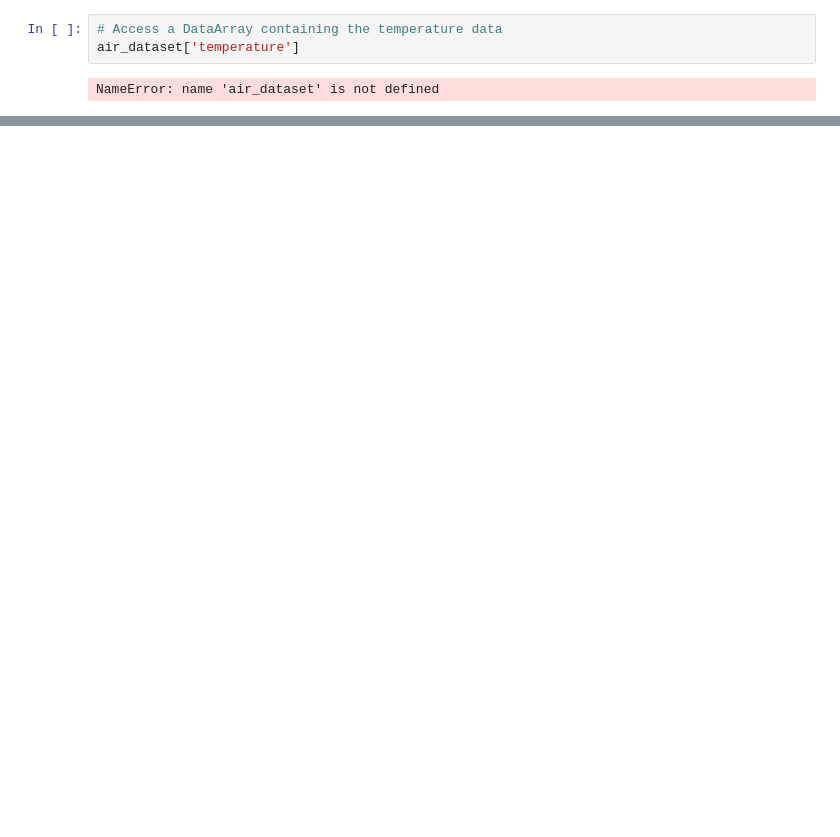
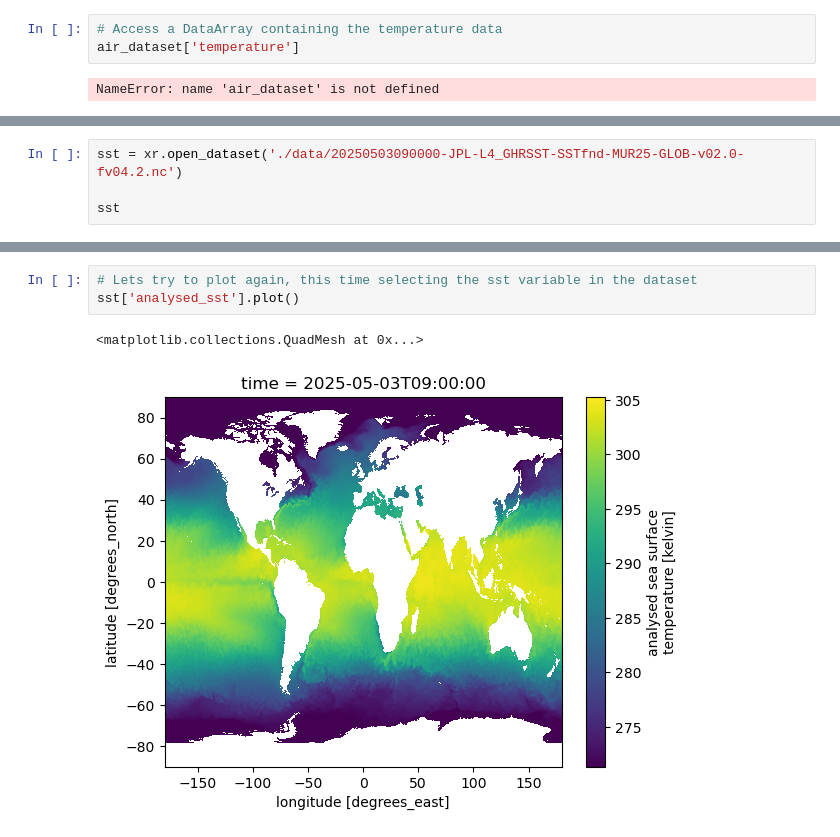
Before and after one commit to NASA-SARP/2026-Coding-Alex, a Jupyter notebook: lessons/04_gridded_data/04_gridded_data.ipynb, the cells around one changed output, grey strips where cells are left out. Drawn from its saved outputs; the diff is of its cells as text; blank space fills up the shorter version.

```diff
--- a/lessons/04_gridded_data/04_gridded_data.ipynb
+++ b/lessons/04_gridded_data/04_gridded_data.ipynb
@@ -331,0 +434,4 @@ We are opening up a MUR file stored locally, but you could re-download this file
+# %%
+sst = xr.open_dataset('./data/20250503090000-JPL-L4_GHRSST-SSTfnd-MUR25-GLOB-v02.0-fv04.2.nc')
+
+sst
@@ -331,0 +507,6 @@ We are opening up a MUR file stored locally, but you could re-download this file
+# %%
+# Lets try to plot again, this time selecting the sst variable in the dataset
+sst['analysed_sst'].plot()
+# %% [output]
+<matplotlib.collections.QuadMesh at 0x...>
+[figure, added]
```
Also changed, not shown: parts of 33 cells of this notebook, 3 other files.
